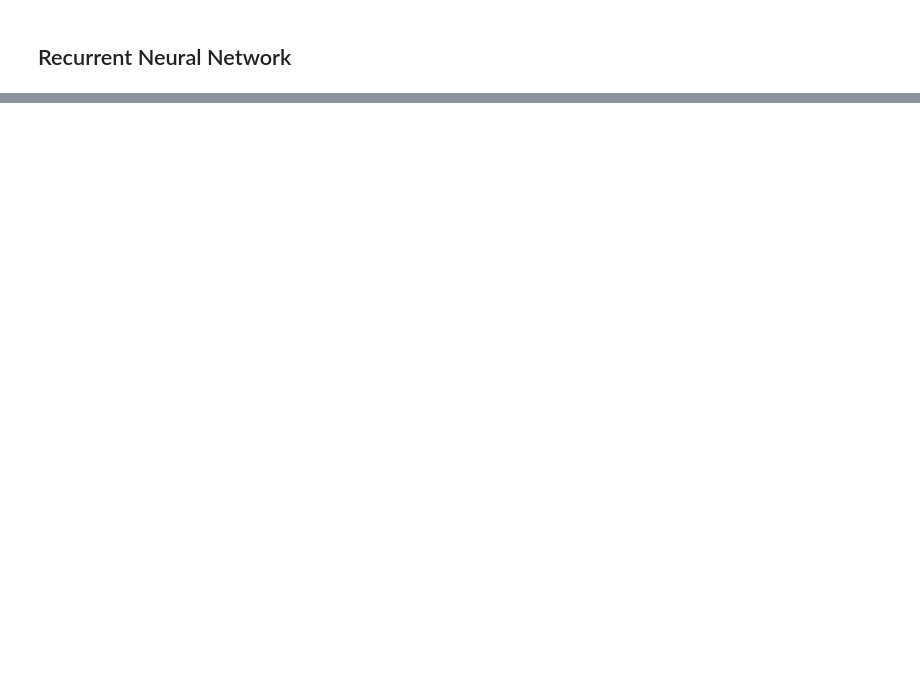
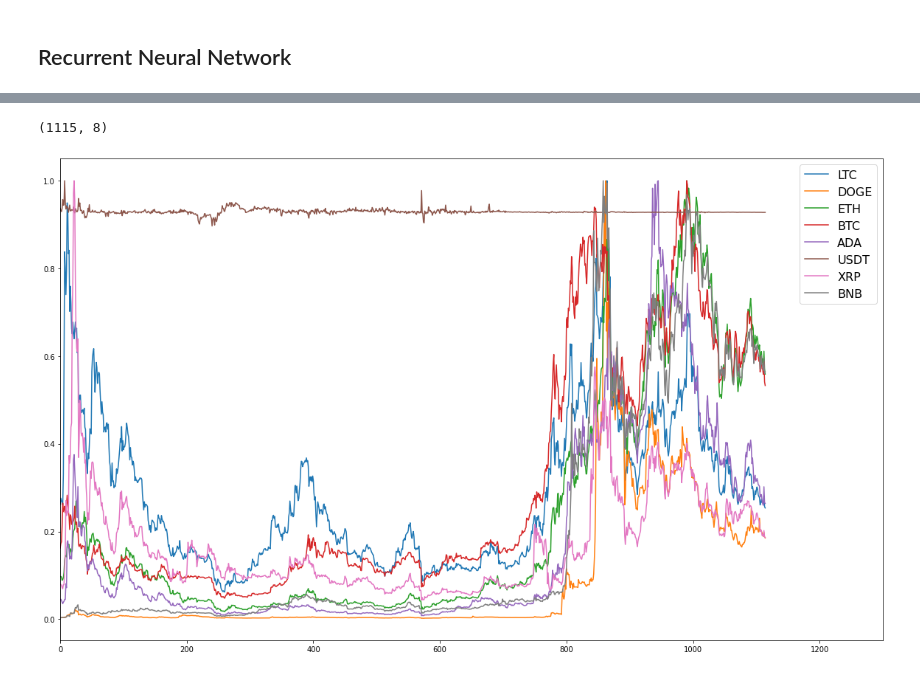
Before and after one commit to kevr35/PY580, a Jupyter notebook: RNN.ipynb, the cells around one changed output, grey strips where cells are left out. Cells and saved outputs as stored; diff of their text form; code cells hidden in the pictures; blank space fills up the shorter version.

```diff
--- a/RNN.ipynb
+++ b/RNN.ipynb
@@ -313,0 +461,14 @@ torch.Size([200])
+# %%
+plot_cr = cryptos
+cr_names = ["LTC", "DOGE", "ETH", "BTC", "ADA","USDT", "XRP", "BNB"]
+print(plot_cr.shape)
+plt.figure(figsize=(20,12))
+# for i in range(8):
+# 	plt.plot(plot_cr[i], label=cr_names[i])
+plt.xlim(0, 1300)
+plt.plot(plot_cr, label=cr_names)
+plt.legend(fontsize=16)
+plt.show()
+# %% [output]
+(1115, 8)
+[figure, added]
```
Also changed, not shown: parts of 13 cells of this notebook, 1 other file.
